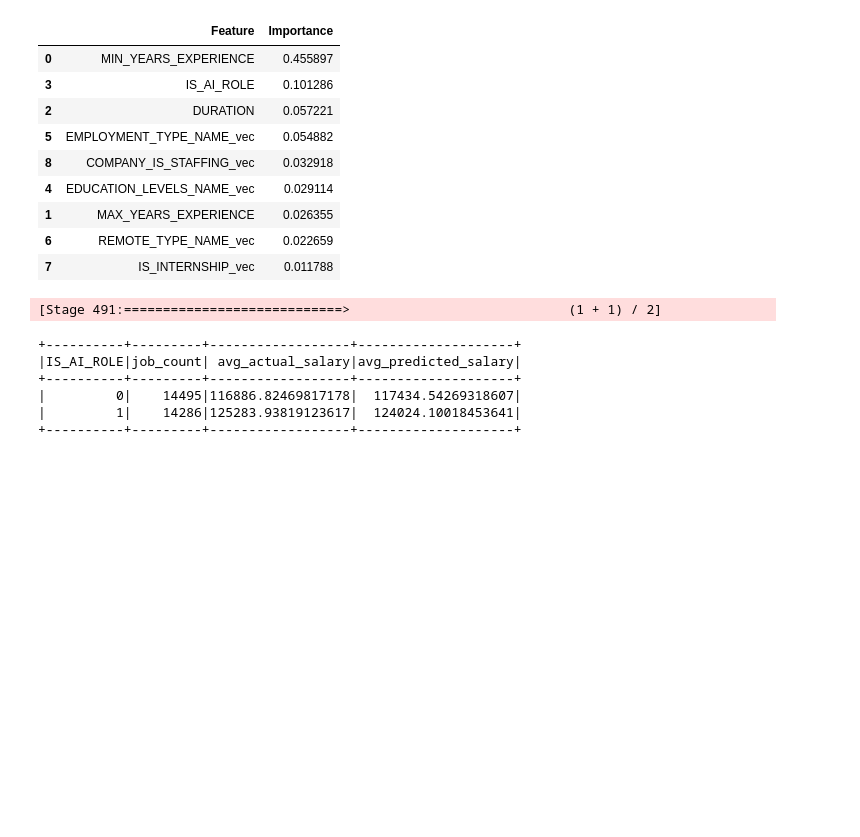
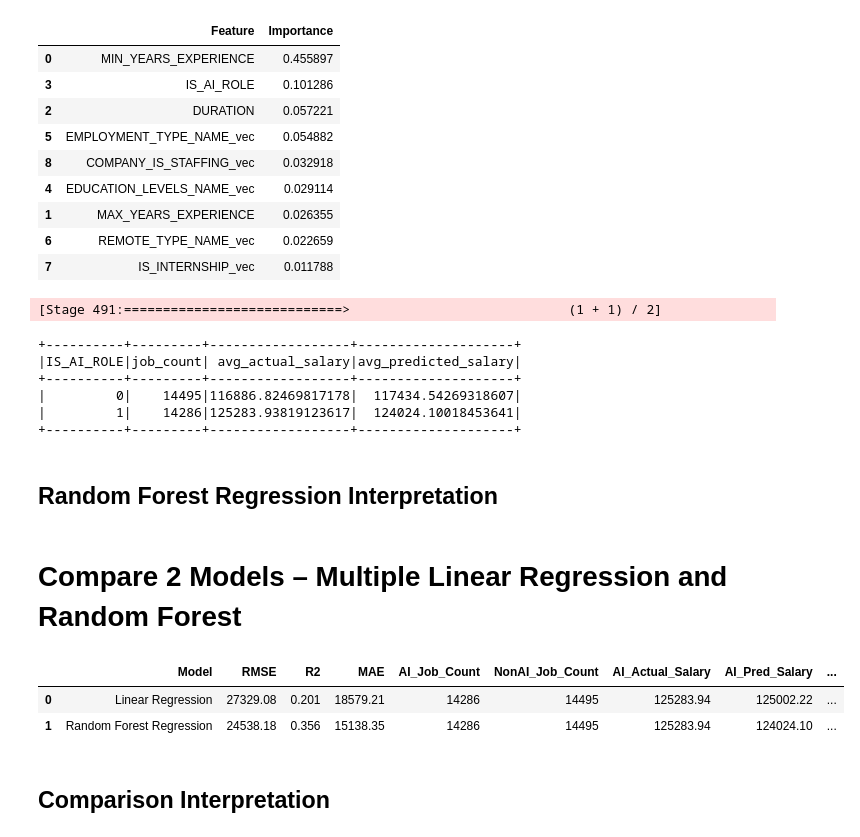
Before and after one commit to cosull93/AI-Careers-Group4, a Jupyter notebook: models.ipynb, the cells around one changed output. Saved outputs shown, nothing was run; the diff lists cells and outputs as text; code cells hidden in the pictures; blank space fills up the shorter version.

Commit message:
added comparison of models

```diff
--- a/models.ipynb
+++ b/models.ipynb
@@ -355,3 +355,47 @@ rf_predictions.select("SALARY", "prediction", "IS_AI_ROLE") \
 |         0|    14495|116886.82469817178|  117434.54269318607|
 |         1|    14286|125283.93819123617|  124024.10018453641|
 +----------+---------+------------------+--------------------+
+# %% [markdown]
+## Random Forest Regression Interpretation
+# %% [markdown]
+# Compare 2 Models – Multiple Linear Regression and  Random Forest
+# %%
+import pandas as pd
+
+# --- Multiple Linear Regression results ---
+multiple_linear_results = {
+    "Model": "Linear Regression",
+    "RMSE": 27329.08,
+    "R2": 0.201,
+    "MAE": 18579.21,
+    "AI_Job_Count": 14286,
+    "NonAI_Job_Count": 14495,
+    "AI_Actual_Salary": 125283.94,
+    "AI_Pred_Salary": 125002.22,
+    "NonAI_Actual_Salary": 116886.82,
+    "NonAI_Pred_Salary": 116556.10
+}
+
+# --- Random Forest results ---
+rf_results = {
+    "Model": "Random Forest Regression",
+    "RMSE": 24538.18,
+    "R2": 0.356,
+    "MAE": 15138.35,
+    "AI_Job_Count": 14286,
+    "NonAI_Job_Count": 14495,
+    "AI_Actual_Salary": 125283.94,
+    "AI_Pred_Salary": 124024.10,
+    "NonAI_Actual_Salary": 116886.82,
+    "NonAI_Pred_Salary": 117434.54
+}
+
+
+comparison_df = pd.DataFrame([multiple_linear_results, rf_results])
+comparison_df
+# %% [output]
+|  | Model | RMSE | R2 | MAE | AI_Job_Count | NonAI_Job_Count | AI_Actual_Salary | AI_Pred_Salary | ... |
+| 0 | Linear Regression | 27329.08 | 0.201 | 18579.21 | 14286 | 14495 | 125283.94 | 125002.22 | ... |
+| 1 | Random Forest Regression | 24538.18 | 0.356 | 15138.35 | 14286 | 14495 | 125283.94 | 124024.10 | ... |
+# %% [markdown]
+## Comparison Interpretation
```
